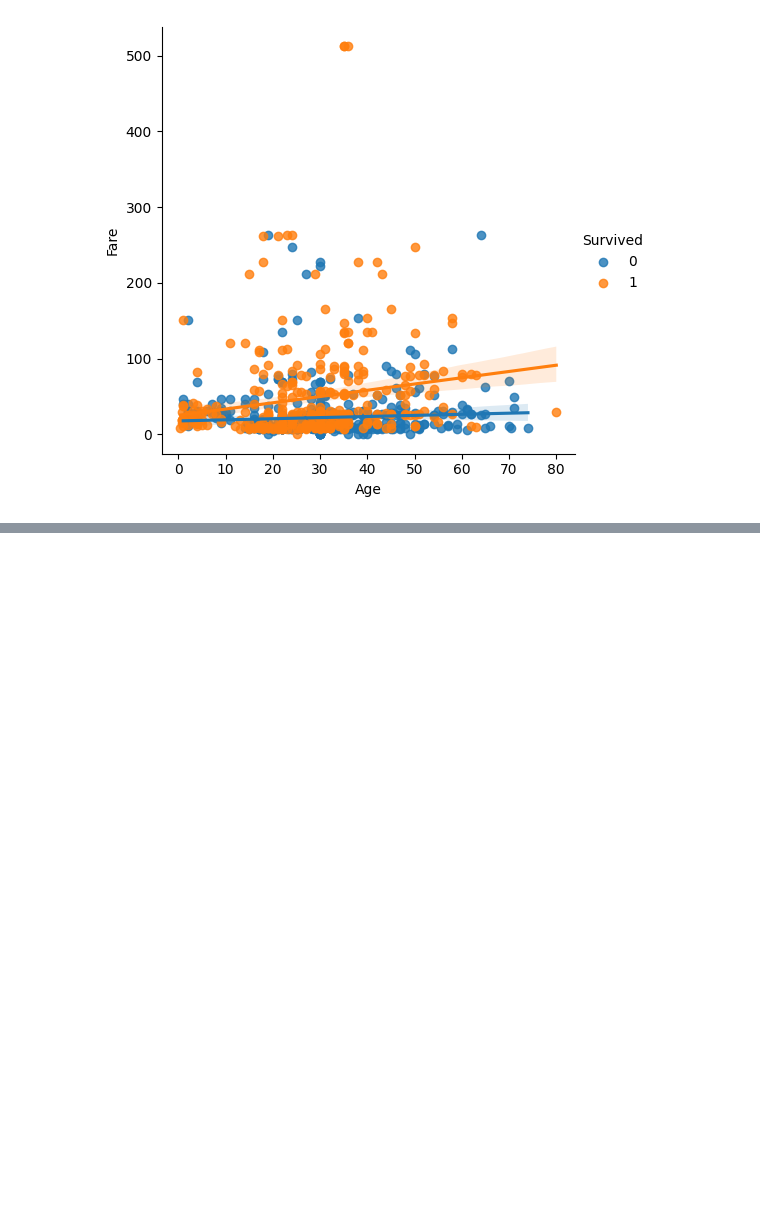
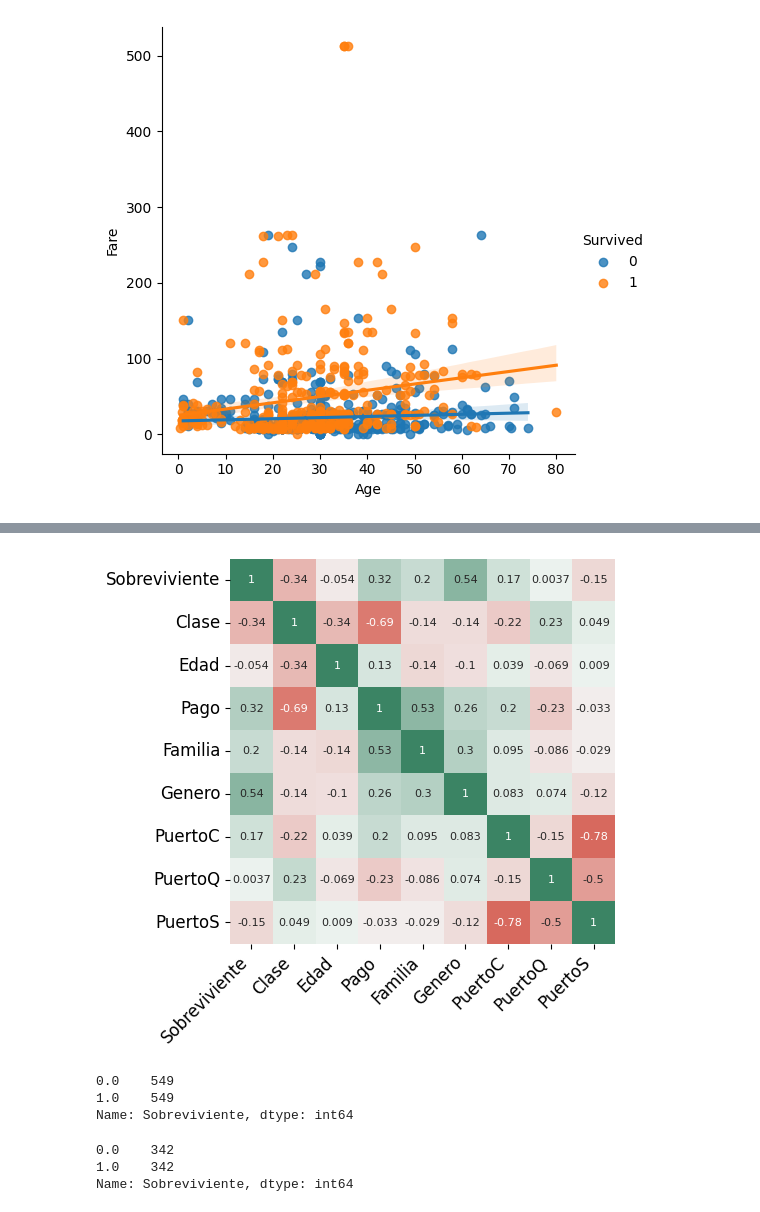
Before and after one commit to jaquimbayoc8/DiplomadoMLA2023, a Jupyter notebook: 2. AnalisisEDA/Titanic.ipynb, the cells around one changed output, grey strips where cells are left out. Drawn from its saved outputs; the diff is of its cells as text; code cells hidden in the pictures; blank space fills up the shorter version.

```diff
--- a/2. AnalisisEDA/Titanic.ipynb
+++ b/2. AnalisisEDA/Titanic.ipynb
@@ -411,0 +627,4 @@ memory usage: 76.7+ KB
+# %%
+dataNorm = normaData(dataT)
+
+dataNorm.describe().T
@@ -411,0 +656,75 @@ memory usage: 76.7+ KB
+# %%
+##Funcion para revisar la correlación
+def tidy_corr(corr_mat):
+    corr_mat = corr_mat.stack().reset_index()
+    corr_mat.columns = ['Variable_1','Variable_2','R']
+    corr_mat = corr_mat.loc[corr_mat['Variable_1']!= corr_mat['Variable_2'],:]
+    corr_mat['abs_r'] = np.abs(corr_mat['R'])
+    corr_mat = corr_mat.sort_values('abs_r', ascending=False)
+    return corr_mat
+
+corr_matrix = dataNorm.corr(method='spearman')
+
+dataCorre = tidy_corr(corr_matrix)
+# %%
+##Grafica correlación
+fig , ax = plt.subplots(1,1, figsize=(5,5))
+
+sns.heatmap(
+    corr_matrix,
+    annot=True,
+    cbar=False,
+    annot_kws={"size":8},
+    vmin=-1,
+    vmax=1,
+    center =0,
+    cmap=sns.diverging_palette(15,150, n=100),
+    square=True,
+    ax = ax
+)
+
+ax.set_xticklabels(
+    ax.get_xticklabels(),
+    rotation = 45,
+    horizontalalignment = 'right'
+)
+
+ax.tick_params(labelsize=12)
+# %% [output]
+[figure, added]
+# %%
+from sklearn.utils import resample
+###Oversample y under sample - Clasificación
+dataNorm['Sobreviviente'].value_counts()
+
+##Separar las clases mayoritaria - minoritaria
+dataNormMayor = dataNorm[dataNorm.Sobreviviente==0]
+dataNormMenor = dataNorm[dataNorm.Sobreviviente==1]
+
+##Oversampling
+df_minoritario = resample(dataNormMenor,
+                          replace=True,
+                          n_samples=549,
+                          random_state=123)
+##Combinacion de la data mayor unir data minoritaria que va a crecer
+df_Over = pd.concat([dataNormMayor, df_minoritario])
+
+df_Over.Sobreviviente.value_counts()
+# %% [output]
+0.0    549
+1.0    549
+Name: Sobreviviente, dtype: int64
+# %%
+## Under Sampling
+df_mayoritario = resample(dataNormMayor,
+                          replace=False,
+                          n_samples=342,
+                          random_state=123)
+
+df_under = pd.concat([df_mayoritario, dataNormMenor])
+
+df_under.Sobreviviente.value_counts()
+# %% [output]
+0.0    342
+1.0    342
+Name: Sobreviviente, dtype: int64
```
Also changed, not shown: parts of 26 cells of this notebook, 1 other file.
